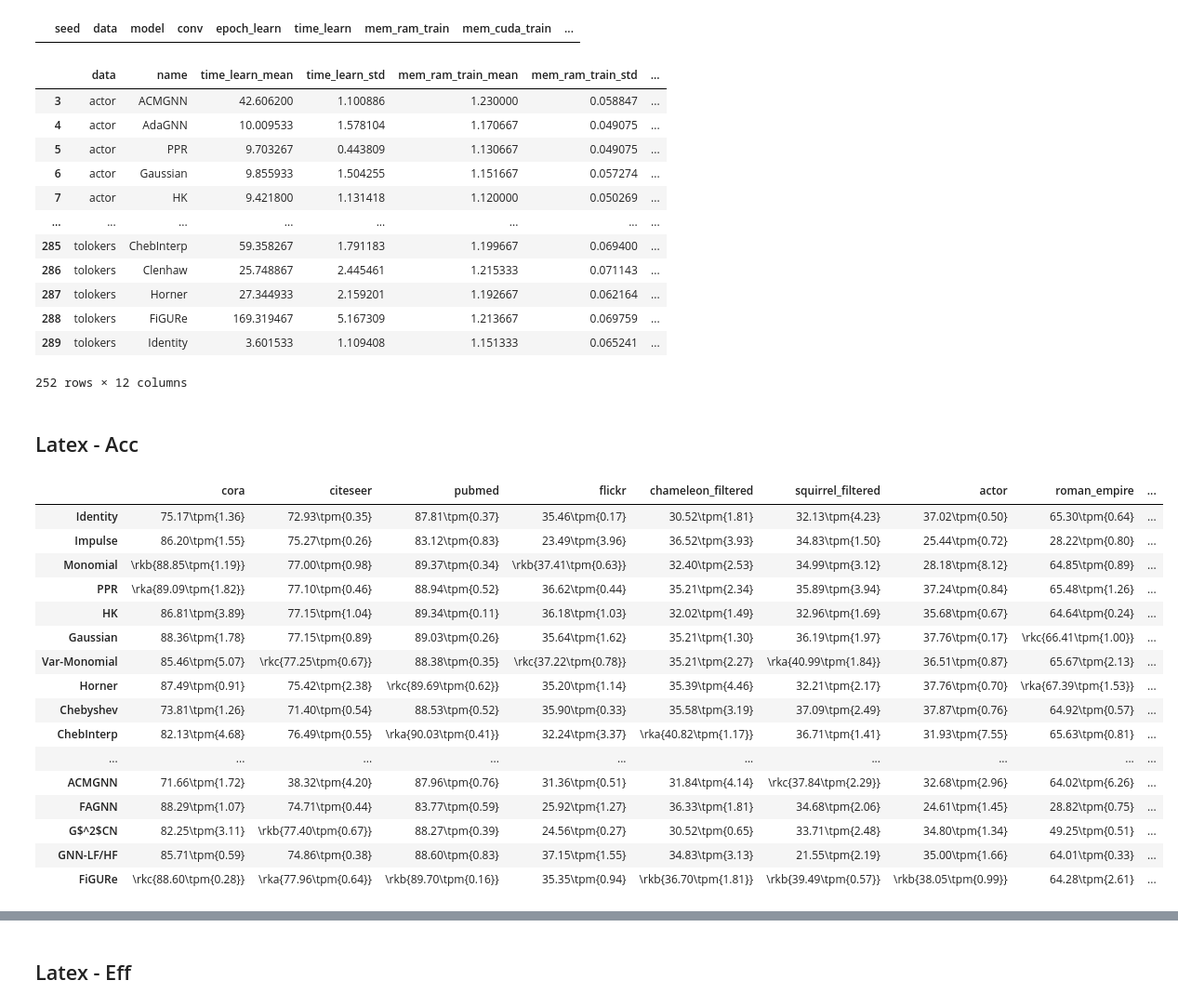
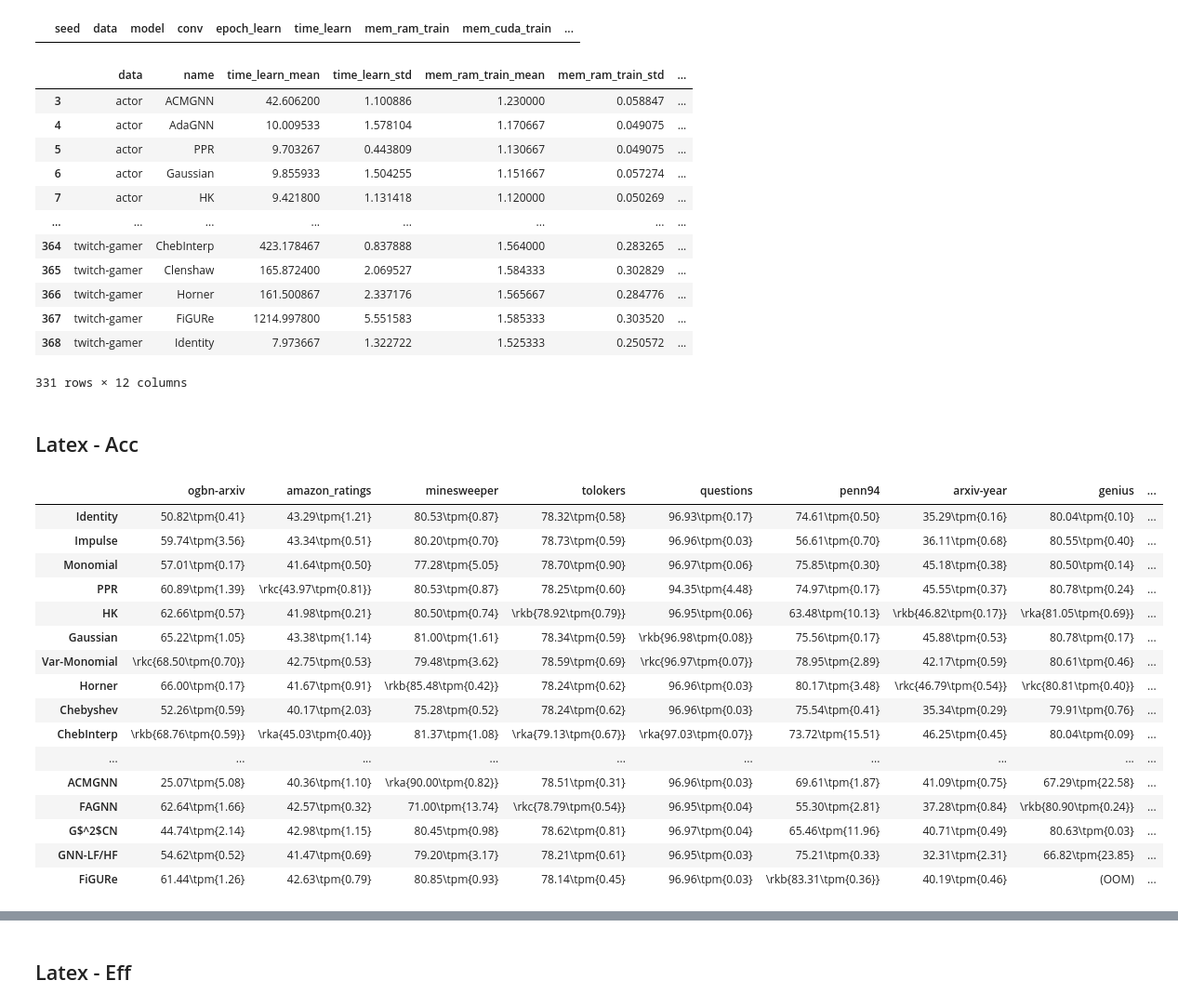
Before and after one commit to gdmnl/Spectral-GNN-Benchmark, a Jupyter notebook: examples/tab_res_fb.ipynb, the cells around one changed output, grey strips where cells are left out. Shown at 93% size. Drawn from its saved outputs; the diff is of its cells as text; code cells hidden in the pictures.

```diff
--- a/examples/tab_res_fb.ipynb
+++ b/examples/tab_res_fb.ipynb
@@ -26,6 +26,7 @@ tori
 # %%
 dlst = ["cora", "citeseer", "pubmed", "flickr", "chameleon_filtered", "squirrel_filtered", "actor", "roman_empire", \
-        "amazon_ratings", "minesweeper", "tolokers", "questions", "reddit", "penn94"]
+        "amazon_ratings", "minesweeper", "tolokers", "questions", "reddit", "penn94", \
+        "ogbn-arxiv", "arxiv-year", "genius", "twitch-gamer", "ogbn-mag"]
 id_cols = ["seed", 'data', 'model', 'conv',]
 m_cols = ['epoch_learn', 'time_learn', 'mem_ram_train', 'mem_cuda_train', 'f1micro_test', 'time_eval',]
 t = tori[tori['data'].isin(dlst)][id_cols+m_cols].sort_values(by=['data', 'model', 'conv', 'seed'])
@@ -96,12 +97,12 @@ df
 | 6 | actor | Gaussian | 9.855933 | 1.504255 | 1.151667 | 0.057274 | ... |
 | 7 | actor | HK | 9.421800 | 1.131418 | 1.120000 | 0.050269 | ... |
 | ... | ... | ... | ... | ... | ... | ... | ... |
-| 285 | tolokers | ChebInterp | 59.358267 | 1.791183 | 1.199667 | 0.069400 | ... |
-| 286 | tolokers | Clenhaw | 25.748867 | 2.445461 | 1.215333 | 0.071143 | ... |
-| 287 | tolokers | Horner | 27.344933 | 2.159201 | 1.192667 | 0.062164 | ... |
-| 288 | tolokers | FiGURe | 169.319467 | 5.167309 | 1.213667 | 0.069759 | ... |
-| 289 | tolokers | Identity | 3.601533 | 1.109408 | 1.151333 | 0.065241 | ... |
+| 364 | twitch-gamer | ChebInterp | 423.178467 | 0.837888 | 1.564000 | 0.283265 | ... |
+| 365 | twitch-gamer | Clenshaw | 165.872400 | 2.069527 | 1.584333 | 0.302829 | ... |
+| 366 | twitch-gamer | Horner | 161.500867 | 2.337176 | 1.565667 | 0.284776 | ... |
+| 367 | twitch-gamer | FiGURe | 1214.997800 | 5.551583 | 1.585333 | 0.303520 | ... |
+| 368 | twitch-gamer | Identity | 7.973667 | 1.322722 | 1.525333 | 0.250572 | ... |
-252 rows × 12 columns
+331 rows × 12 columns
 # %% [markdown]
 ## Latex - Acc
 # %%
@@ -136,47 +137,51 @@ def calc_ranks(mean, std, ascending=False, exc=[]):
 
 rk = ['a', 'b', 'c']
 # %%
-dlst_acc = dlst
+# dlst_acc = dlst
 # dlst_acc = ["cora", "citeseer", "pubmed", "flickr", "chameleon_filtered", "squirrel_filtered", "actor", "roman_empire"]
+# dlst_acc = ["cora", "citeseer", "pubmed", "flickr", "reddit", "chameleon_filtered", "squirrel_filtered", "actor", "roman_empire"]
+dlst_acc = ["ogbn-arxiv", "amazon_ratings", "minesweeper", "tolokers", "questions", "penn94", "arxiv-year", "genius", "twitch-gamer"]
+
 acc_str = pd.DataFrame(index=flst, columns=dlst_acc, dtype=str)
 for row in acc_str.index:
     for col in acc_str.columns:
         mean = df.loc[(df['name'] == row) & (df['data'] == col), 'f1micro_test_mean'].values
         std = df.loc[(df['name'] == row) & (df['data'] == col), 'f1micro_test_std'].values
         if len(mean) > 0:
             acc_str.loc[row, col] = f'{mean[0]:.2f}\\tpm{{{std[0]:.2f}}}'
 
 # acc_str[acc_str.isna().any(axis=1)]
 # acc_str.dropna(inplace=True)
+acc_str.fillna('(OOM)', inplace=True)
 
 for col in acc_str.columns:
     mean = df.loc[df['data'] == col, ['name', 'f1micro_test_mean']].set_index('name')['f1micro_test_mean'].astype(float)
     std  = df.loc[df['data'] == col, ['name', 'f1micro_test_std']].set_index('name')['f1micro_test_std'].astype(float)
     # rank = calc_ranks(mean, std)
     rank = mean.rank(ascending=False).astype(int)
     for i, rki in enumerate(rk):
         idx = rank[rank == i+1].index
         acc_str.loc[idx, col] = f'\\rk{rki}' + '{' + acc_str.loc[idx, col] + '}'
 
 acc_str
 # %% [output]
-|  | cora | citeseer | pubmed | flickr | chameleon_filtered | squirrel_filtered | actor | roman_empire | ... |
-| Identity | 75.17\tpm{1.36} | 72.93\tpm{0.35} | 87.81\tpm{0.37} | 35.46\tpm{0.17} | 30.52\tpm{1.81} | 32.13\tpm{4.23} | 37.02\tpm{0.50} | 65.30\tpm{0.64} | ... |
-| Impulse | 86.20\tpm{1.55} | 75.27\tpm{0.26} | 83.12\tpm{0.83} | 23.49\tpm{3.96} | 36.52\tpm{3.93} | 34.83\tpm{1.50} | 25.44\tpm{0.72} | 28.22\tpm{0.80} | ... |
-| Monomial | \rkb{88.85\tpm{1.19}} | 77.00\tpm{0.98} | 89.37\tpm{0.34} | \rkb{37.41\tpm{0.63}} | 32.40\tpm{2.53} | 34.99\tpm{3.12} | 28.18\tpm{8.12} | 64.85\tpm{0.89} | ... |
-| PPR | \rka{89.09\tpm{1.82}} | 77.10\tpm{0.46} | 88.94\tpm{0.52} | 36.62\tpm{0.44} | 35.21\tpm{2.34} | 35.89\tpm{3.94} | 37.24\tpm{0.84} | 65.48\tpm{1.26} | ... |
-| HK | 86.81\tpm{3.89} | 77.15\tpm{1.04} | 89.34\tpm{0.11} | 36.18\tpm{1.03} | 32.02\tpm{1.49} | 32.96\tpm{1.69} | 35.68\tpm{0.67} | 64.64\tpm{0.24} | ... |
-| Gaussian | 88.36\tpm{1.78} | 77.15\tpm{0.89} | 89.03\tpm{0.26} | 35.64\tpm{1.62} | 35.21\tpm{1.30} | 36.19\tpm{1.97} | 37.76\tpm{0.17} | \rkc{66.41\tpm{1.00}} | ... |
-| Var-Monomial | 85.46\tpm{5.07} | \rkc{77.25\tpm{0.67}} | 88.38\tpm{0.35} | \rkc{37.22\tpm{0.78}} | 35.21\tpm{2.27} | \rka{40.99\tpm{1.84}} | 36.51\tpm{0.87} | 65.67\tpm{2.13} | ... |
-| Horner | 87.49\tpm{0.91} | 75.42\tpm{2.38} | \rkc{89.69\tpm{0.62}} | 35.20\tpm{1.14} | 35.39\tpm{4.46} | 32.21\tpm{2.17} | 37.76\tpm{0.70} | \rka{67.39\tpm{1.53}} | ... |
-| Chebyshev | 73.81\tpm{1.26} | 71.40\tpm{0.54} | 88.53\tpm{0.52} | 35.90\tpm{0.33} | 35.58\tpm{3.19} | 37.09\tpm{2.49} | 37.87\tpm{0.76} | 64.92\tpm{0.57} | ... |
-| ChebInterp | 82.13\tpm{4.68} | 76.49\tpm{0.55} | \rka{90.03\tpm{0.41}} | 32.24\tpm{3.37} | \rka{40.82\tpm{1.17}} | 36.71\tpm{1.41} | 31.93\tpm{7.55} | 65.63\tpm{0.81} | ... |
+|  | ogbn-arxiv | amazon_ratings | minesweeper | tolokers | questions | penn94 | arxiv-year | genius | ... |
+| Identity | 50.82\tpm{0.41} | 43.29\tpm{1.21} | 80.53\tpm{0.87} | 78.32\tpm{0.58} | 96.93\tpm{0.17} | 74.61\tpm{0.50} | 35.29\tpm{0.16} | 80.04\tpm{0.10} | ... |
+| Impulse | 59.74\tpm{3.56} | 43.34\tpm{0.51} | 80.20\tpm{0.70} | 78.73\tpm{0.59} | 96.96\tpm{0.03} | 56.61\tpm{0.70} | 36.11\tpm{0.68} | 80.55\tpm{0.40} | ... |
+| Monomial | 57.01\tpm{0.17} | 41.64\tpm{0.50} | 77.28\tpm{5.05} | 78.70\tpm{0.90} | 96.97\tpm{0.06} | 75.85\tpm{0.30} | 45.18\tpm{0.38} | 80.50\tpm{0.14} | ... |
+| PPR | 60.89\tpm{1.39} | \rkc{43.97\tpm{0.81}} | 80.53\tpm{0.87} | 78.25\tpm{0.60} | 94.35\tpm{4.48} | 74.97\tpm{0.17} | 45.55\tpm{0.37} | 80.78\tpm{0.24} | ... |
+| HK | 62.66\tpm{0.57} | 41.98\tpm{0.21} | 80.50\tpm{0.74} | \rkb{78.92\tpm{0.79}} | 96.95\tpm{0.06} | 63.48\tpm{10.13} | \rkb{46.82\tpm{0.17}} | \rka{81.05\tpm{0.69}} | ... |
+| Gaussian | 65.22\tpm{1.05} | 43.38\tpm{1.14} | 81.00\tpm{1.61} | 78.34\tpm{0.59} | \rkb{96.98\tpm{0.08}} | 75.56\tpm{0.17} | 45.88\tpm{0.53} | 80.78\tpm{0.17} | ... |
+| Var-Monomial | \rkc{68.50\tpm{0.70}} | 42.75\tpm{0.53} | 79.48\tpm{3.62} | 78.59\tpm{0.69} | \rkc{96.97\tpm{0.07}} | 78.95\tpm{2.89} | 42.17\tpm{0.59} | 80.61\tpm{0.46} | ... |
+| Horner | 66.00\tpm{0.17} | 41.67\tpm{0.91} | \rkb{85.48\tpm{0.42}} | 78.24\tpm{0.62} | 96.96\tpm{0.03} | 80.17\tpm{3.48} | \rkc{46.79\tpm{0.54}} | \rkc{80.81\tpm{0.40}} | ... |
+| Chebyshev | 52.26\tpm{0.59} | 40.17\tpm{2.03} | 75.28\tpm{0.52} | 78.24\tpm{0.62} | 96.96\tpm{0.03} | 75.54\tpm{0.41} | 35.34\tpm{0.29} | 79.91\tpm{0.76} | ... |
+| ChebInterp | \rkb{68.76\tpm{0.59}} | \rka{45.03\tpm{0.40}} | 81.37\tpm{1.08} | \rka{79.13\tpm{0.67}} | \rka{97.03\tpm{0.07}} | 73.72\tpm{15.51} | 46.25\tpm{0.45} | 80.04\tpm{0.09} | ... |
 | ... | ... | ... | ... | ... | ... | ... | ... | ... | ... |
-| ACMGNN | 71.66\tpm{1.72} | 38.32\tpm{4.20} | 87.96\tpm{0.76} | 31.36\tpm{0.51} | 31.84\tpm{4.14} | \rkc{37.84\tpm{2.29}} | 32.68\tpm{2.96} | 64.02\tpm{6.26} | ... |
-| FAGNN | 88.29\tpm{1.07} | 74.71\tpm{0.44} | 83.77\tpm{0.59} | 25.92\tpm{1.27} | 36.33\tpm{1.81} | 34.68\tpm{2.06} | 24.61\tpm{1.45} | 28.82\tpm{0.75} | ... |
-| G$^2$CN | 82.25\tpm{3.11} | \rkb{77.40\tpm{0.67}} | 88.27\tpm{0.39} | 24.56\tpm{0.27} | 30.52\tpm{0.65} | 33.71\tpm{2.48} | 34.80\tpm{1.34} | 49.25\tpm{0.51} | ... |
-| GNN-LF/HF | 85.71\tpm{0.59} | 74.86\tpm{0.38} | 88.60\tpm{0.83} | 37.15\tpm{1.55} | 34.83\tpm{3.13} | 21.55\tpm{2.19} | 35.00\tpm{1.66} | 64.01\tpm{0.33} | ... |
-| FiGURe | \rkc{88.60\tpm{0.28}} | \rka{77.96\tpm{0.64}} | \rkb{89.70\tpm{0.16}} | 35.35\tpm{0.94} | \rkb{36.70\tpm{1.81}} | \rkb{39.49\tpm{0.57}} | \rkb{38.05\tpm{0.99}} | 64.28\tpm{2.61} | ... |
+| ACMGNN | 25.07\tpm{5.08} | 40.36\tpm{1.10} | \rka{90.00\tpm{0.82}} | 78.51\tpm{0.31} | 96.96\tpm{0.03} | 69.61\tpm{1.87} | 41.09\tpm{0.75} | 67.29\tpm{22.58} | ... |
+| FAGNN | 62.64\tpm{1.66} | 42.57\tpm{0.32} | 71.00\tpm{13.74} | \rkc{78.79\tpm{0.54}} | 96.95\tpm{0.04} | 55.30\tpm{2.81} | 37.28\tpm{0.84} | \rkb{80.90\tpm{0.24}} | ... |
+| G$^2$CN | 44.74\tpm{2.14} | 42.98\tpm{1.15} | 80.45\tpm{0.98} | 78.62\tpm{0.81} | 96.97\tpm{0.04} | 65.46\tpm{11.96} | 40.71\tpm{0.49} | 80.63\tpm{0.03} | ... |
+| GNN-LF/HF | 54.62\tpm{0.52} | 41.47\tpm{0.69} | 79.20\tpm{3.17} | 78.21\tpm{0.61} | 96.95\tpm{0.03} | 75.21\tpm{0.33} | 32.31\tpm{2.31} | 66.82\tpm{23.85} | ... |
+| FiGURe | 61.44\tpm{1.26} | 42.63\tpm{0.79} | 80.85\tpm{0.93} | 78.14\tpm{0.45} | 96.96\tpm{0.03} | \rkb{83.31\tpm{0.36}} | 40.19\tpm{0.46} | (OOM) | ... |
 # %%
 for row in acc_str.index:
     print("\t& " + row + " & " + " & ".join(acc_str.loc[row].values) + " \\\\")
```
Also changed, not shown: parts of 6 cells of this notebook, 2 other files.
